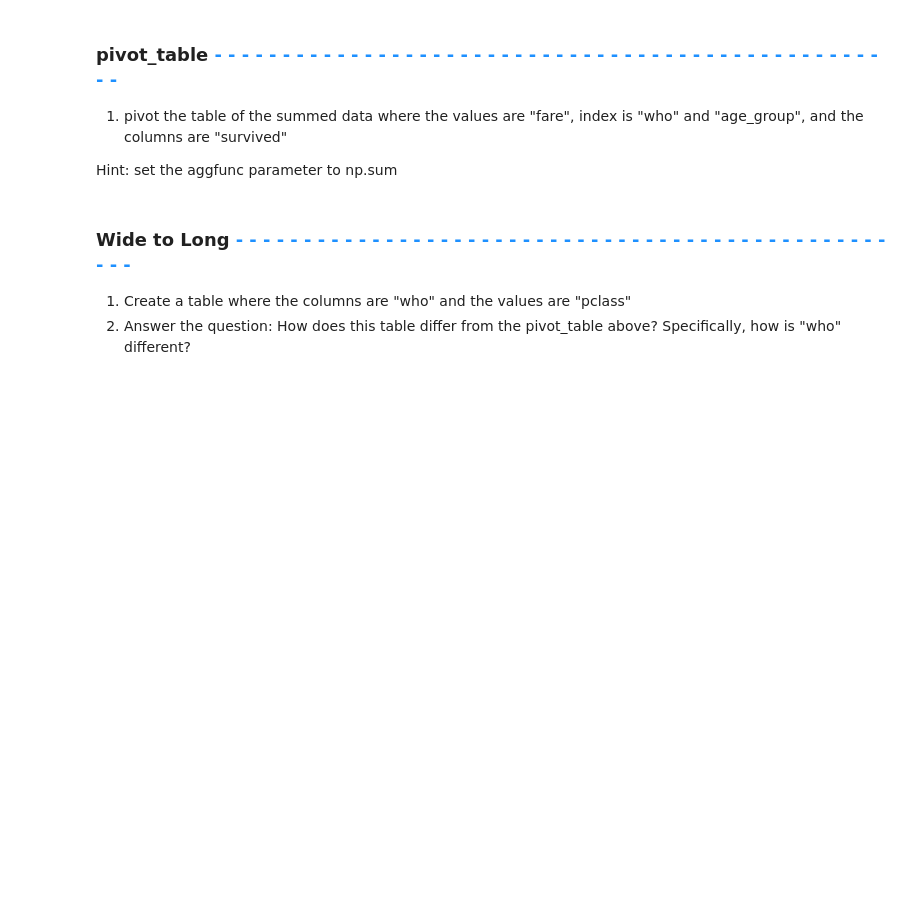
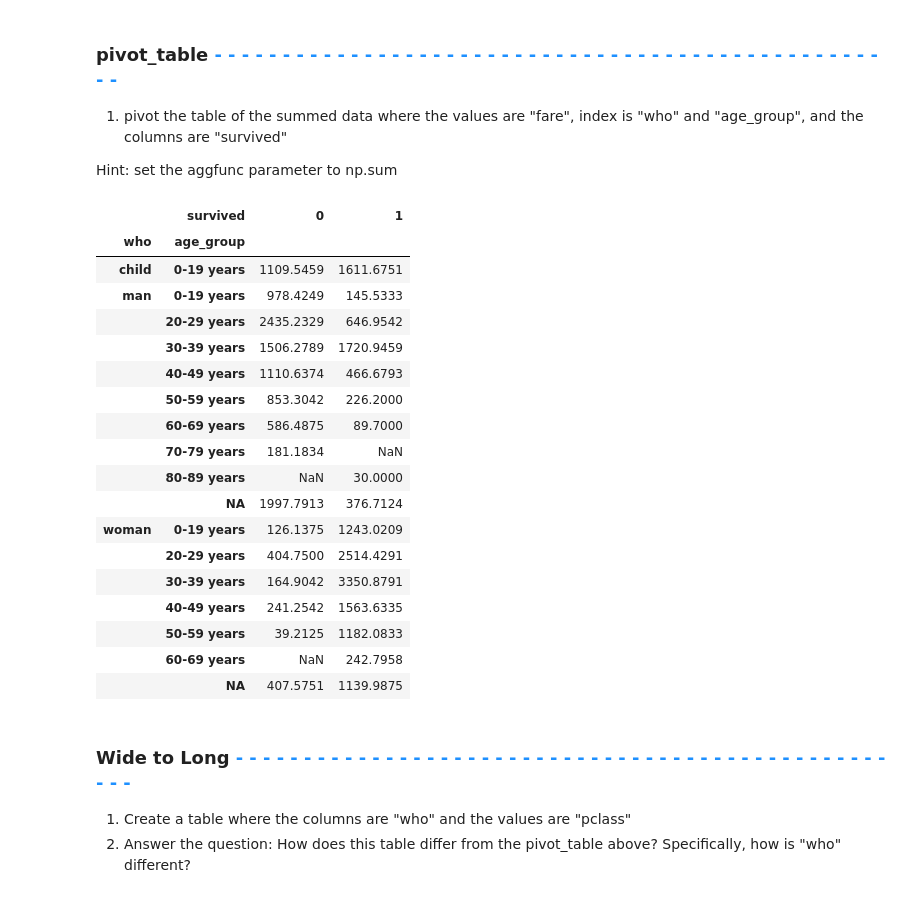
Before and after one commit to rpursley0/DataManipulation, a Jupyter notebook: DataManipulationWorkbook.ipynb, the cells around one changed output. Drawn from its saved outputs; the diff is of its cells as text; code cells hidden in the pictures; blank space fills up the shorter version.

```diff
--- a/DataManipulationWorkbook.ipynb
+++ b/DataManipulationWorkbook.ipynb
@@ -417,9 +461,30 @@ high_fare.head()
 Hint: set the aggfunc parameter to np.sum
 # %%
 # Code your pivot_table here:
-
+data_pivot = data.pivot_table("fare", ["who", "age_group"], "survived", aggfunc = np.sum)
 
 # Run your table here:
+data_pivot
+# %% [output]
+|  | survived | 0 | 1 |
+| who | age_group |  |  |
+| child | 0-19 years | 1109.5459 | 1611.6751 |
+| man | 0-19 years | 978.4249 | 145.5333 |
+|  | 20-29 years | 2435.2329 | 646.9542 |
+|  | 30-39 years | 1506.2789 | 1720.9459 |
+|  | 40-49 years | 1110.6374 | 466.6793 |
+|  | 50-59 years | 853.3042 | 226.2000 |
+|  | 60-69 years | 586.4875 | 89.7000 |
+|  | 70-79 years | 181.1834 | NaN |
+|  | 80-89 years | NaN | 30.0000 |
+|  | NA | 1997.7913 | 376.7124 |
+| woman | 0-19 years | 126.1375 | 1243.0209 |
+|  | 20-29 years | 404.7500 | 2514.4291 |
+|  | 30-39 years | 164.9042 | 3350.8791 |
+|  | 40-49 years | 241.2542 | 1563.6335 |
+|  | 50-59 years | 39.2125 | 1182.0833 |
+|  | 60-69 years | NaN | 242.7958 |
+|  | NA | 407.5751 | 1139.9875 |
 # %% [markdown]
 ### Wide to Long <span style="color:dodgerblue;"> - - - - - - - - - - - - - - - - - - - - - - - - - - - - - - - - - - - - - - - - - - - - - - - - - - - </span>
 
```
Also changed, not shown: parts of 8 cells of this notebook.
